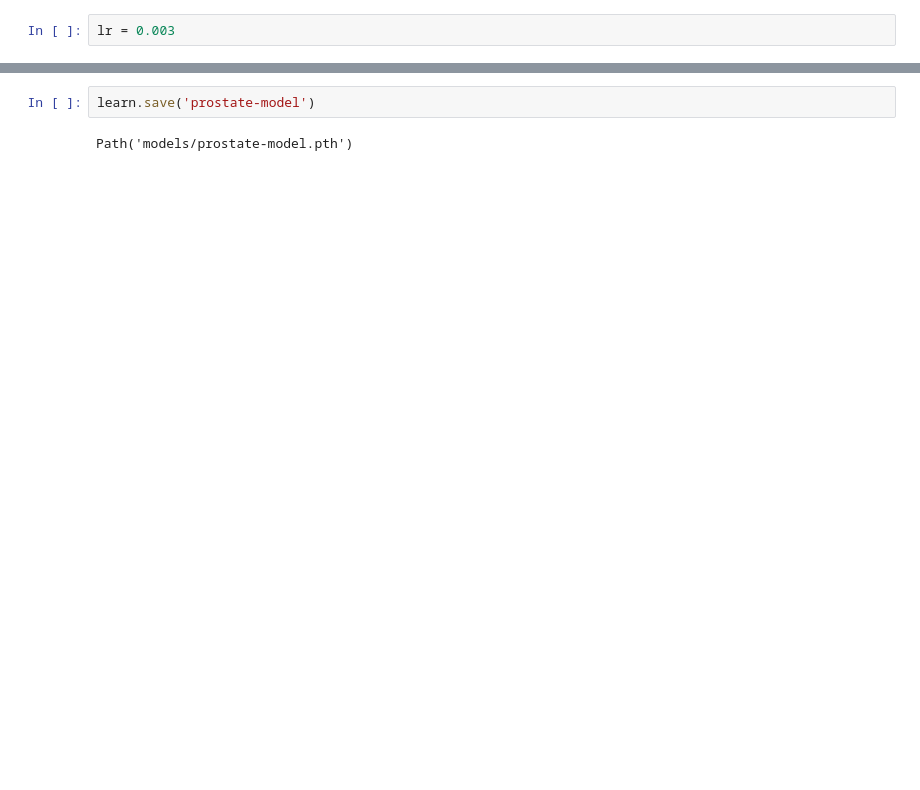
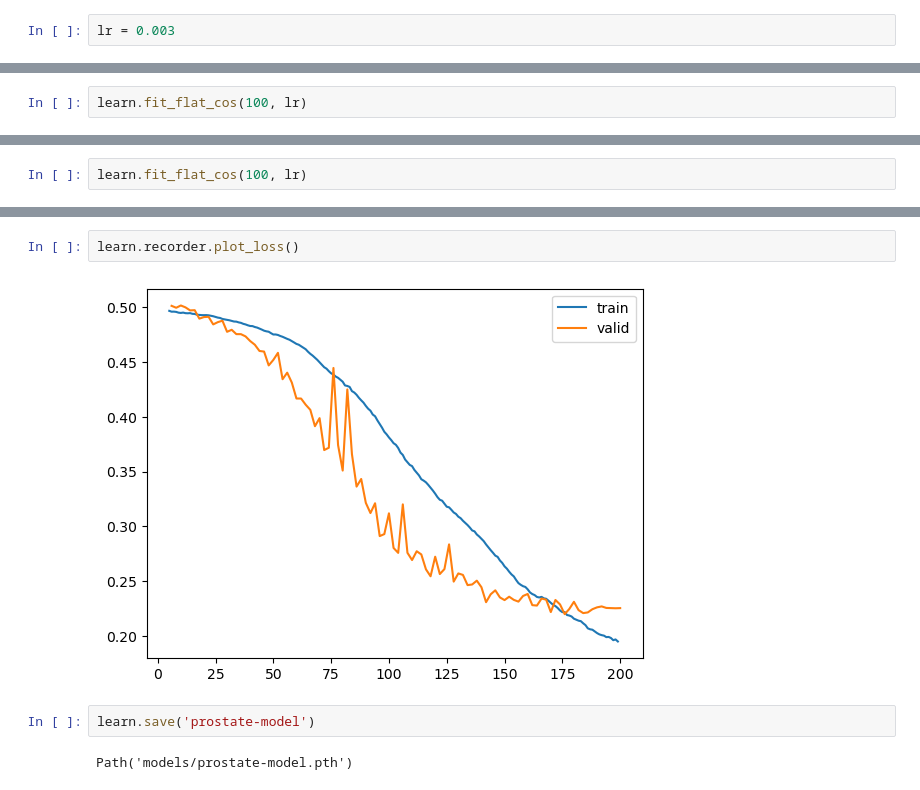
Before and after one commit to astewartau/prostate, a Jupyter notebook: prostate.ipynb, the cells around one changed output, grey strips where cells are left out. Drawn from its saved outputs; the diff is of its cells as text; blank space fills up the shorter version.

```diff
--- a/prostate.ipynb
+++ b/prostate.ipynb
@@ -140,0 +257,2 @@ learn.fit_flat_cos(20 ,lr)
+# %%
+learn.fit_flat_cos(100, lr)
@@ -140,0 +277,2 @@ learn.fit_flat_cos(20 ,lr)
+# %%
+learn.fit_flat_cos(100, lr)
@@ -141,3 +297,7 @@ learn.fit_flat_cos(20 ,lr)
+# %%
+learn.recorder.plot_loss()
+# %% [output]
+[figure, added]
 # %%
 learn.save('prostate-model')
 # %% [output]
```
Also changed, not shown: parts of 55 cells of this notebook.
